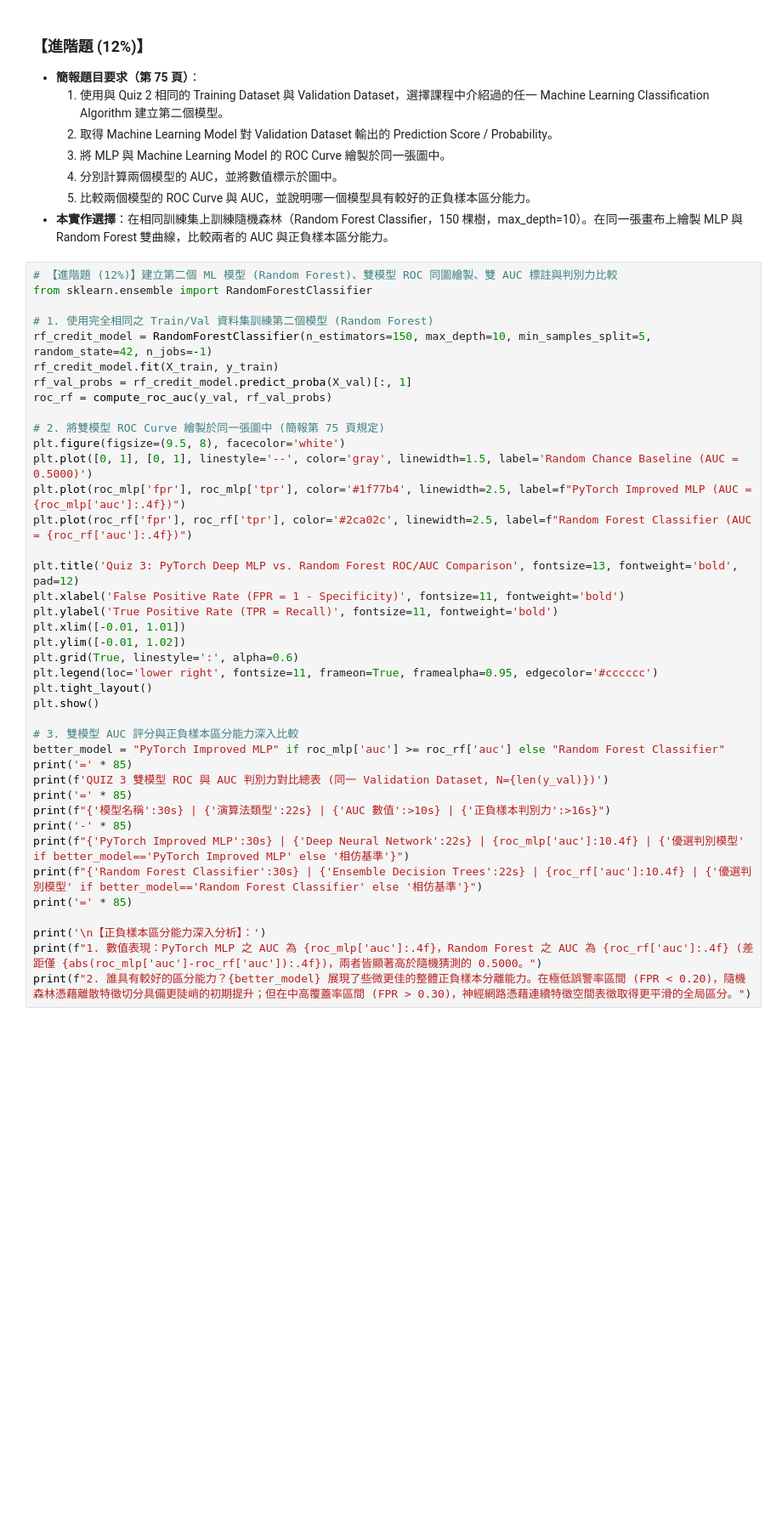
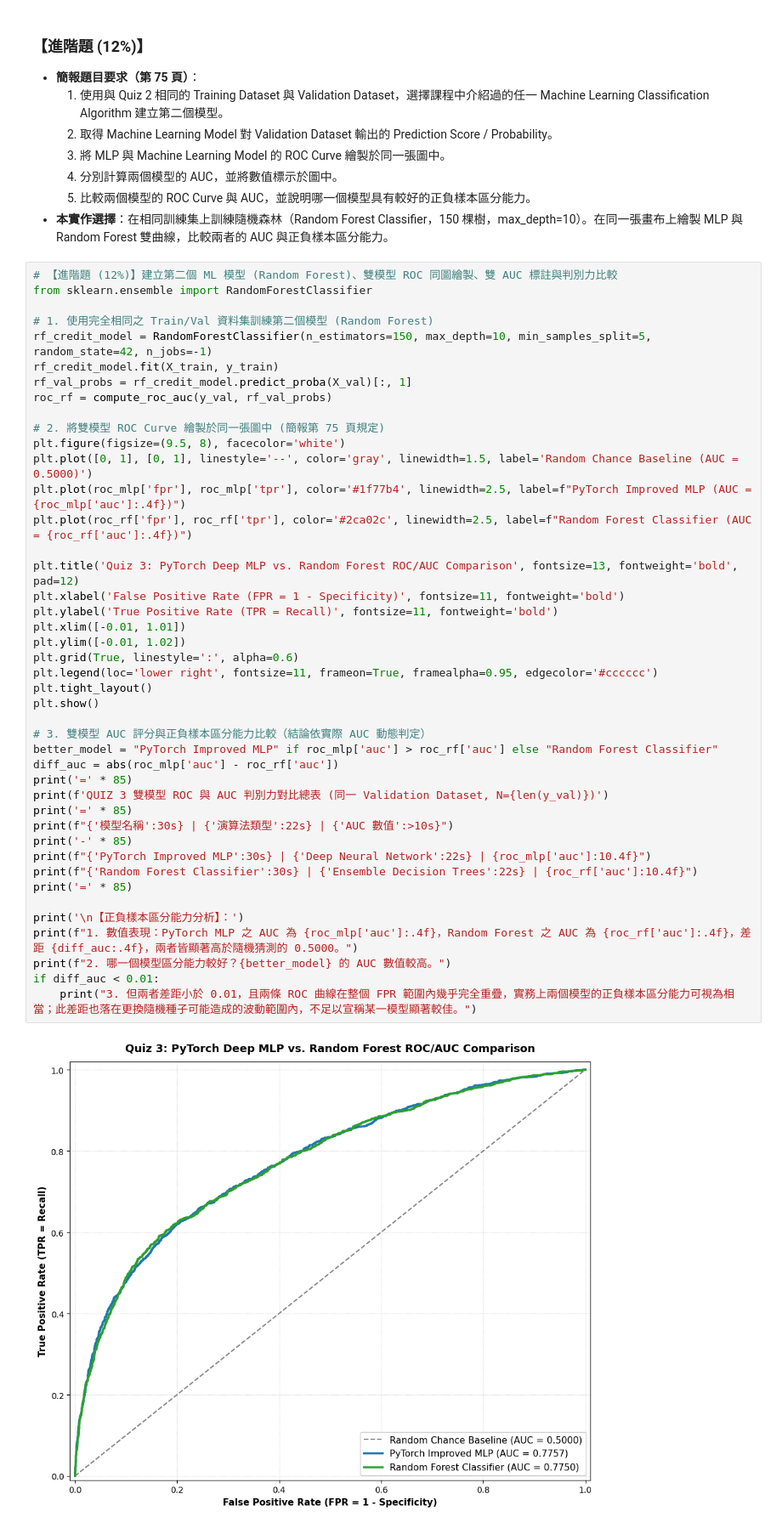
Before and after one commit to MengArthur/MMIP, a Jupyter notebook: HW02/HW02_notebook.ipynb, the cells around one changed output. Shown at 85% size. Drawn from its saved outputs; the diff is of its cells as text; blank space fills up the shorter version.

```diff
--- a/HW02/HW02_notebook.ipynb
+++ b/HW02/HW02_notebook.ipynb
@@ -410,41 +422,45 @@ from sklearn.ensemble import RandomForestClassifier
 
 # 1. 使用完全相同之 Train/Val 資料集訓練第二個模型 (Random Forest)
 rf_credit_model = RandomForestClassifier(n_estimators=150, max_depth=10, min_samples_split=5, random_state=42, n_jobs=-1)
 rf_credit_model.fit(X_train, y_train)
 rf_val_probs = rf_credit_model.predict_proba(X_val)[:, 1]
 roc_rf = compute_roc_auc(y_val, rf_val_probs)
 
 # 2. 將雙模型 ROC Curve 繪製於同一張圖中 (簡報第 75 頁規定)
 plt.figure(figsize=(9.5, 8), facecolor='white')
 plt.plot([0, 1], [0, 1], linestyle='--', color='gray', linewidth=1.5, label='Random Chance Baseline (AUC = 0.5000)')
 plt.plot(roc_mlp['fpr'], roc_mlp['tpr'], color='#1f77b4', linewidth=2.5, label=f"PyTorch Improved MLP (AUC = {roc_mlp['auc']:.4f})")
 plt.plot(roc_rf['fpr'], roc_rf['tpr'], color='#2ca02c', linewidth=2.5, label=f"Random Forest Classifier (AUC = {roc_rf['auc']:.4f})")
 
 plt.title('Quiz 3: PyTorch Deep MLP vs. Random Forest ROC/AUC Comparison', fontsize=13, fontweight='bold', pad=12)
 plt.xlabel('False Positive Rate (FPR = 1 - Specificity)', fontsize=11, fontweight='bold')
 plt.ylabel('True Positive Rate (TPR = Recall)', fontsize=11, fontweight='bold')
 plt.xlim([-0.01, 1.01])
 plt.ylim([-0.01, 1.02])
 plt.grid(True, linestyle=':', alpha=0.6)
 plt.legend(loc='lower right', fontsize=11, frameon=True, framealpha=0.95, edgecolor='#cccccc')
 plt.tight_layout()
 plt.show()
 
-# 3. 雙模型 AUC 評分與正負樣本區分能力深入比較
-better_model = "PyTorch Improved MLP" if roc_mlp['auc'] >= roc_rf['auc'] else "Random Forest Classifier"
+# 3. 雙模型 AUC 評分與正負樣本區分能力比較（結論依實際 AUC 動態判定）
+better_model = "PyTorch Improved MLP" if roc_mlp['auc'] > roc_rf['auc'] else "Random Forest Classifier"
+diff_auc = abs(roc_mlp['auc'] - roc_rf['auc'])
 print('=' * 85)
 print(f'QUIZ 3 雙模型 ROC 與 AUC 判別力對比總表 (同一 Validation Dataset, N={len(y_val)})')
 print('=' * 85)
-print(f"{'模型名稱':30s} | {'演算法類型':22s} | {'AUC 數值':>10s} | {'正負樣本判別力':>16s}")
+print(f"{'模型名稱':30s} | {'演算法類型':22s} | {'AUC 數值':>10s}")
 print('-' * 85)
-print(f"{'PyTorch Improved MLP':30s} | {'Deep Neural Network':22s} | {roc_mlp['auc']:10.4f} | {'優選判別模型' if better_model=='PyTorch Improved MLP' else '相仿基準'}")
-print(f"{'Random Forest Classifier':30s} | {'Ensemble Decision Trees':22s} | {roc_rf['auc']:10.4f} | {'優選判別模型' if better_model=='Random Forest Classifier' else '相仿基準'}")
+print(f"{'PyTorch Improved MLP':30s} | {'Deep Neural Network':22s} | {roc_mlp['auc']:10.4f}")
+print(f"{'Random Forest Classifier':30s} | {'Ensemble Decision Trees':22s} | {roc_rf['auc']:10.4f}")
 print('=' * 85)
 
-print('\n【正負樣本區分能力深入分析】：')
-print(f"1. 數值表現：PyTorch MLP 之 AUC 為 {roc_mlp['auc']:.4f}，Random Forest 之 AUC 為 {roc_rf['auc']:.4f} (差距僅 {abs(roc_mlp['auc']-roc_rf['auc']):.4f})，兩者皆顯著高於隨機猜測的 0.5000。")
-print(f"2. 誰具有較好的區分能力？{better_model} 展現了些微更佳的整體正負樣本分離能力。在極低誤警率區間 (FPR < 0.20)，隨機森林憑藉離散特徵切分具備更陡峭的初期提升；但在中高覆蓋率區間 (FPR > 0.30)，神經網路憑藉連續特徵空間表徵取得更平滑的全局區分。")
+print('\n【正負樣本區分能力分析】：')
+print(f"1. 數值表現：PyTorch MLP 之 AUC 為 {roc_mlp['auc']:.4f}，Random Forest 之 AUC 為 {roc_rf['auc']:.4f}，差距 {diff_auc:.4f}，兩者皆顯著高於隨機猜測的 0.5000。")
+print(f"2. 哪一個模型區分能力較好？{better_model} 的 AUC 數值較高。")
+if diff_auc < 0.01:
+    print("3. 但兩者差距小於 0.01，且兩條 ROC 曲線在整個 FPR 範圍內幾乎完全重疊，實務上兩個模型的正負樣本區分能力可視為相當；此差距也落在更換隨機種子可能造成的波動範圍內，不足以宣稱某一模型顯著較佳。")
 # %% [output]
+[figure, added]
 =====================================================================================
 QUIZ 3 雙模型 ROC 與 AUC 判別力對比總表 (同一 Validation Dataset, N=6000)
 =====================================================================================
```
Also changed, not shown: parts of 7 cells of this notebook, 11 other files.
